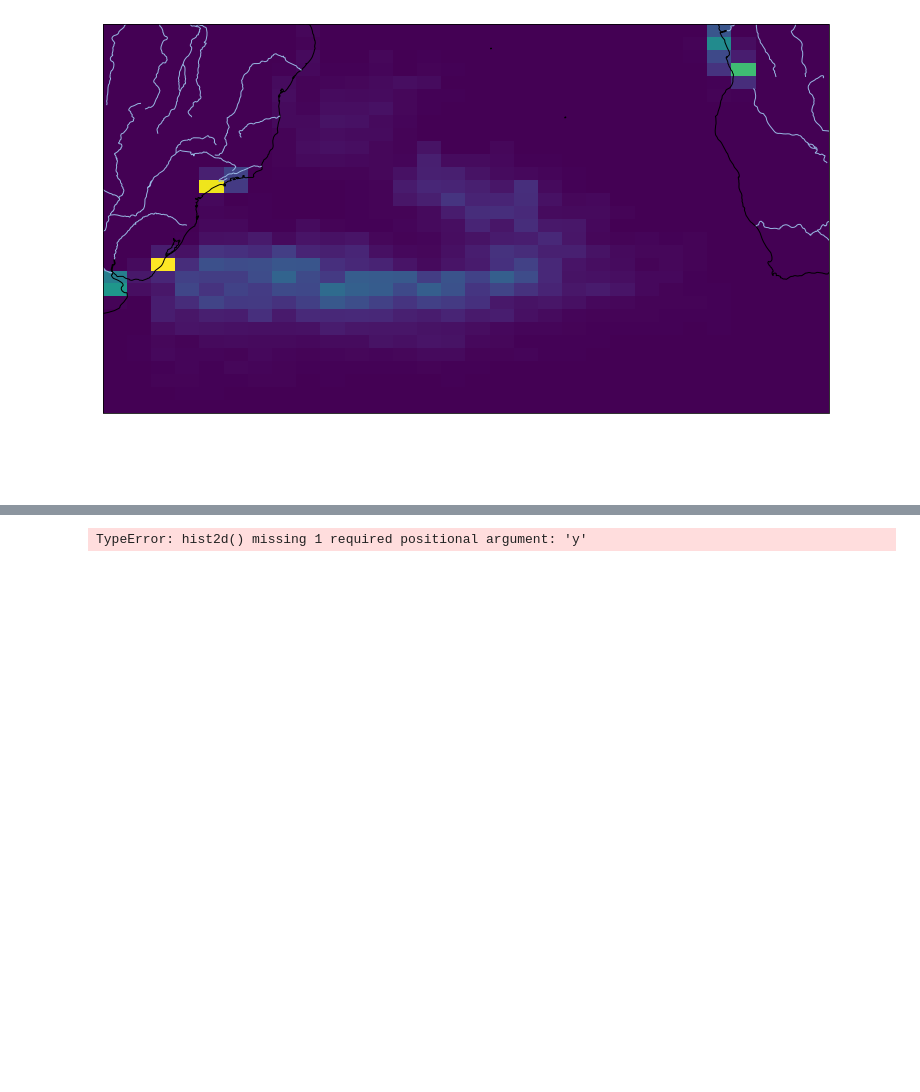
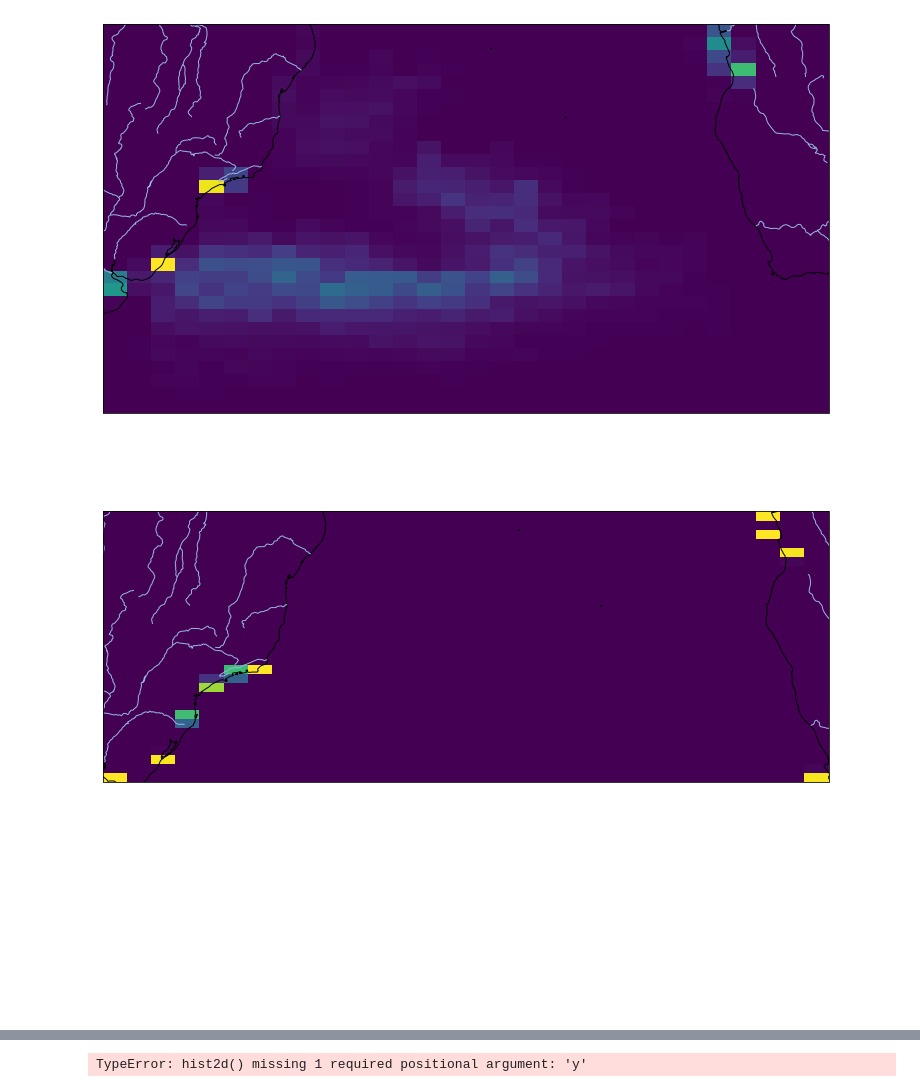
Before and after one commit to cpierard/South_Atlantic_Gyre_experiment, a Jupyter notebook: notebooks/First_run_analysis.ipynb, the cells around one changed output, grey strips where cells are left out. Saved outputs shown, nothing was run; the diff lists cells and outputs as text; code cells hidden in the pictures; blank space fills up the shorter version.

Commit message:
minor modification, lost progress in standarizing hist2d

```diff
--- a/notebooks/First_run_analysis.ipynb
+++ b/notebooks/First_run_analysis.ipynb
@@ -298,8 +298,35 @@ lons = lons[index]
 lats = particles['lat'][:,t].values
 index = np.where(np.isnan(lats) == False)
 lats = lats[index]
-ax.hist2d(lons, lats, bins=30);
+h, la, lo, im = ax.hist2d(lons, lats, bins=30);
 
 #ax.scatter(particles['lon'][:,t], particles['lat'][:,t], color='k', s=0.01);
 # %% [output]
 [figure]
+# %%
+fig = plt.figure(figsize=(13,13))
+ax = plt.axes(projection=ccrs.PlateCarree())
+ax.set_extent((-80, 25, -80, -5), crs=ccrs.PlateCarree())
+ax.add_feature(cfeature.OCEAN)
+ax.add_feature(cfeature.LAND)
+ax.add_feature(cfeature.COASTLINE)
+ax.add_feature(cfeature.RIVERS)
+
+t = 13
+ax.text(10,-58,time_range[t].date(), color='white', fontsize=15)
+
+ax.text(10,-58,time_range[t].date(), color='white', fontsize=15)
+for j,n in enumerate(range(0, 1000000, 100000)):
+    #print(i, i+1000000, particles['lat'][i,0].values, particles['lon'][i,0].values)
+    m = n+100000
+    ax.scatter(particles['lon'][n:m,t], particles['lat'][n:m,t], color=london_tube[j+1], s=0.01, label=labels[j]);
+
+    lons = particles['lon'][n:m,t].values
+    index = np.where(np.isnan(lons) == False)
+    lons = lons[index]
+    lats = particles['lat'][n:m,t].values
+    index = np.where(np.isnan(lats) == False)
+    lats = lats[index]
+    h, la, lo, im = ax.hist2d(lons, lats, bins=30);
+# %% [output]
+[figure, added]
```
Also changed, not shown: parts of 3 cells of this notebook.
